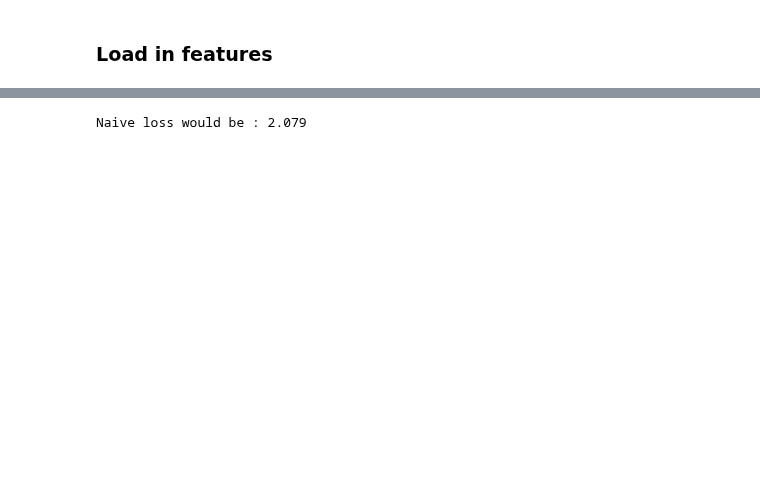
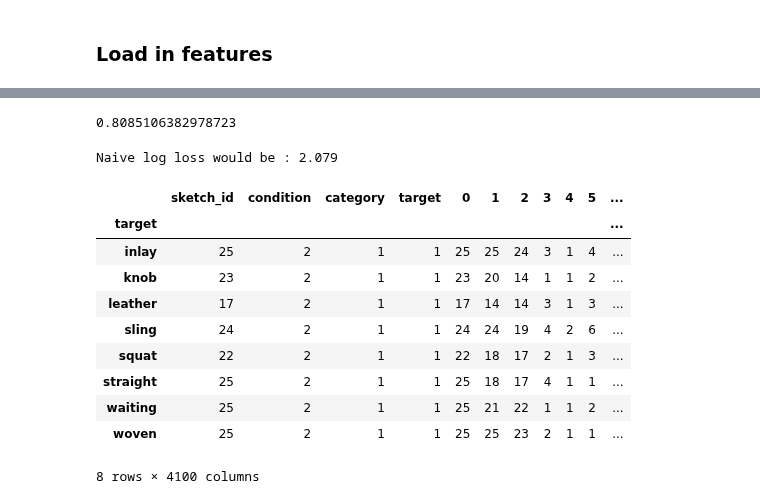
Before and after one commit to cogtoolslab/semantic_parts, a Jupyter notebook: analysis/kushinm/semantic_parts_lesion.ipynb, the cells around one changed output, grey strips where cells are left out. Drawn from its saved outputs; the diff is of its cells as text; code cells hidden in the pictures; blank space fills up the shorter version.

```diff
--- a/analysis/kushinm/semantic_parts_lesion.ipynb
+++ b/analysis/kushinm/semantic_parts_lesion.ipynb
@@ -526,3 +463,0 @@ Y_test = np.array(test['target'])
-# %%
-LC = LogisticRegression(solver='lbfgs', multi_class='multinomial').fit(X_train, Y_train)
-Y_pred = LC.predict_proba(X_test)
@@ -532,0 +464,39 @@ Model loss is : 1.354
+# %%
+### create num_splits number of train test splits and get test accuracy for each split
+from sklearn.model_selection import train_test_split
+from sklearn.linear_model import LogisticRegression
+from sklearn.metrics import log_loss, accuracy_score
+
+num_splits = 20
+lc_list = []
+acc_list =[]
+for i in range(num_splits):
+    intact_df['strata'] = intact_df['condition'].astype(str) + '_' +intact_df['target'].astype(str)
+    train, test = train_test_split(intact_df, test_size=0.2, stratify=intact_df['strata'])
+    intact_df = intact_df.drop(columns='strata')
+    train = train.drop(columns = 'strata')
+    test = test.drop(columns = 'strata')
+    assert test.sketch_id.nunique()+train.sketch_id.nunique() == intact_df.sketch_id.nunique()
+    all_cols = list(intact_df.columns)
+    meta_cols = ['sketch_id','condition','category','target']
+
+    feat_cols = [x for x in all_cols if x not in meta_cols]
+    X_train = np.array(train[feat_cols])
+    Y_train = np.array(train['target'])
+
+
+    X_test = np.array(test[feat_cols])
+    Y_test = np.array(test['target'])
+    LC = LogisticRegression(solver='lbfgs', multi_class='multinomial',max_iter=100).fit(X_train, Y_train)
+    lc_list.append(LC)
+    Y_pred = LC.predict_proba(X_test)
+    print('Model log loss is : {}'.format(round(log_loss(Y_test,Y_pred),3)))
+    Y_class_pred =  LC.predict(X_test)
+    pred_df = pd.concat((test, pd.DataFrame(data = {"prediction":Y_class_pred==test.target})), axis=1)
+    acc = sum(pred_df.prediction)/pred_df.shape[0]
+    print('Accuracy is:{}'.format(acc))
+    acc_list.append(acc)
+
+
+### Zipping together the different logistic classifiers with their associated test accuracy
+val_list = zip(lc_list, acc_list)
@@ -533,5 +521,28 @@ Model loss is : 1.354
+# %%
+###extract best performing classifier
+
+c= [x[1] for x in val_list]
+d = np.array(c).max()
+e= c.index(d)
+val_list[e][1]
+# %% [output]
+0.8085106382978723
 # %%
 import math
-print('Naive loss would be : {}'.format(round(-math.log(1/8),3)))
+print('Naive log loss would be : {}'.format(round(-math.log(1/8),3)))
 # %% [output]
-Naive loss would be : 2.079
+Naive log loss would be : 2.079
+# %%
+train.groupby('target').agg('nunique')
+# %% [output]
+|  | sketch_id | condition | category | target | 0 | 1 | 2 | 3 | 4 | 5 | ... |
+| target |  |  |  |  |  |  |  |  |  |  | ... |
+| inlay | 25 | 2 | 1 | 1 | 25 | 25 | 24 | 3 | 1 | 4 | ... |
+| knob | 23 | 2 | 1 | 1 | 23 | 20 | 14 | 1 | 1 | 2 | ... |
+| leather | 17 | 2 | 1 | 1 | 17 | 14 | 14 | 3 | 1 | 3 | ... |
+| sling | 24 | 2 | 1 | 1 | 24 | 24 | 19 | 4 | 2 | 6 | ... |
+| squat | 22 | 2 | 1 | 1 | 22 | 18 | 17 | 2 | 1 | 3 | ... |
+| straight | 25 | 2 | 1 | 1 | 25 | 18 | 17 | 4 | 1 | 1 | ... |
+| waiting | 25 | 2 | 1 | 1 | 25 | 21 | 22 | 1 | 1 | 2 | ... |
+| woven | 25 | 2 | 1 | 1 | 25 | 25 | 23 | 2 | 1 | 1 | ... |
+8 rows × 4100 columns
```
Also changed, not shown: parts of 46 cells of this notebook, 1 other file.
